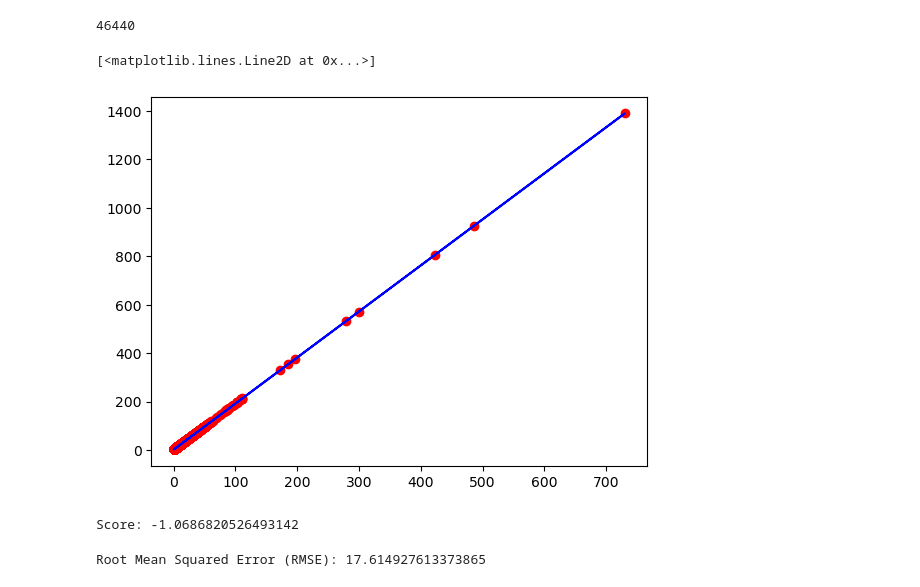
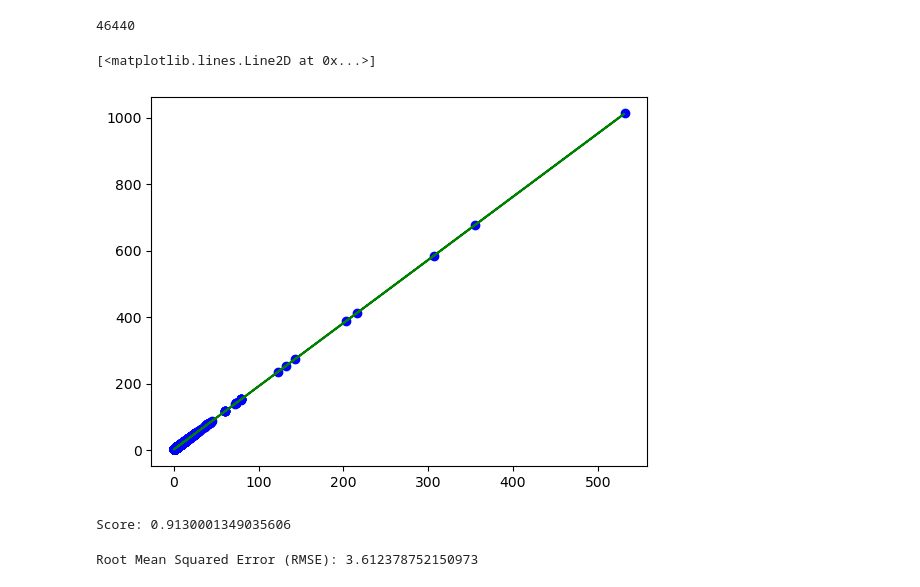
Before and after one commit to avept/MathModeling, a Jupyter notebook: Lab1_new.ipynb, the cells around one changed output. Cells and saved outputs as stored; diff of their text form; code cells hidden in the pictures.

```diff
--- a/Lab1_new.ipynb
+++ b/Lab1_new.ipynb
@@ -161,8 +157,5 @@ phenomenon_values.corr()
 | pressure_kpa | -0.160727 | 0.085965 | 0.107714 | 0.110446 | 1.000000 | -0.222370 |
 | temperature | -0.548366 | -0.181881 | -0.215962 | -0.270780 | -0.222370 | 1.000000 |
 # %%
-pm1_df = df[df['phenomenon'] == 'pm1']
-pm10_df = df[df['phenomenon'] == 'pm10']
-pm1_df = pm1_df.sort_values('hour')
-pm10_df = pm10_df.sort_values('hour')
-pm1_df
+pm1_df = df[df['phenomenon'] == 'pm1'].sort_values('hour')
+pm10_df = df[df['phenomenon'] == 'pm10'].sort_values('hour')
@@ -217,7 +195,7 @@ X_train = pm1_df.loc[(pm1_df['logged_at'] >= '2021-01-01') & (pm1_df['logged_at'
                              ['device_id', 'phenomenon', 'value', 'logged_at', 'hour', 'month']]
 y_train = pm10_df.loc[(pm10_df['logged_at'] >= '2021-01-01') & (pm10_df['logged_at'] <= '2022-12-31'),
                              ['device_id', 'phenomenon', 'value', 'logged_at', 'hour', 'month']]
-X_test = pm10_df[pm10_df['logged_at'].dt.year == 2023]
+X_test = pm1_df[pm1_df['logged_at'].dt.year == 2023]
 y_test = pm10_df[pm10_df['logged_at'].dt.year == 2023]
 # %%
 daily_train_data = daily_data['2022']
@@ -307,19 +265,19 @@ len(y_train)
 regr = LinearRegression().fit(X_train, y_train)
 y_pred = regr.predict(X_test)
 # %%
-plt.scatter(X_test.flatten(),y_pred.flatten(), color='red')
-plt.plot(X_test, y_pred,color='blue')
+plt.scatter(X_test.flatten(),y_pred.flatten(), color='blue')
+plt.plot(X_test, y_pred,color='green')
 # %% [output]
 [<matplotlib.lines.Line2D at 0x...>]
-[figure, old version]
+[figure, new version]
 # %%
 print("Score:", regr.score(X_test, y_test))
 # %% [output]
-Score: -1.0686820526493142
+Score: 0.9130001349035606
 # %%
 mse = mean_squared_error(y_test, y_pred)
 rmse = np.sqrt(mse)
 
 print("Root Mean Squared Error (RMSE):", rmse)
 # %% [output]
-Root Mean Squared Error (RMSE): 17.614927613373865
+Root Mean Squared Error (RMSE): 3.612378752150973
```
Also changed, not shown: parts of 13 cells of this notebook.
